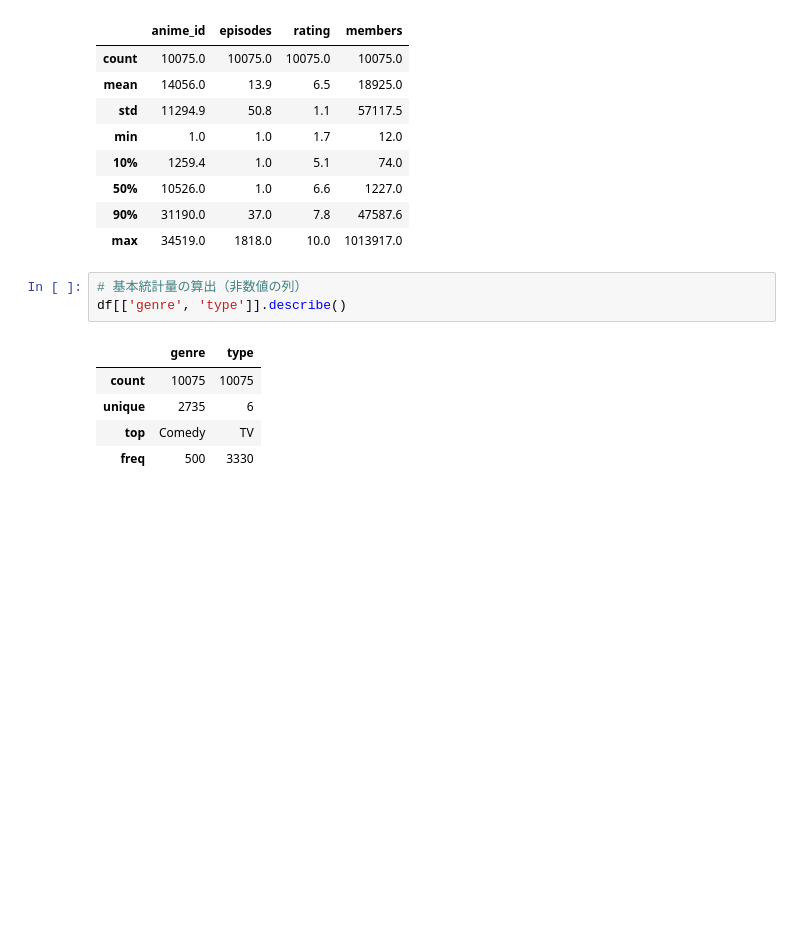
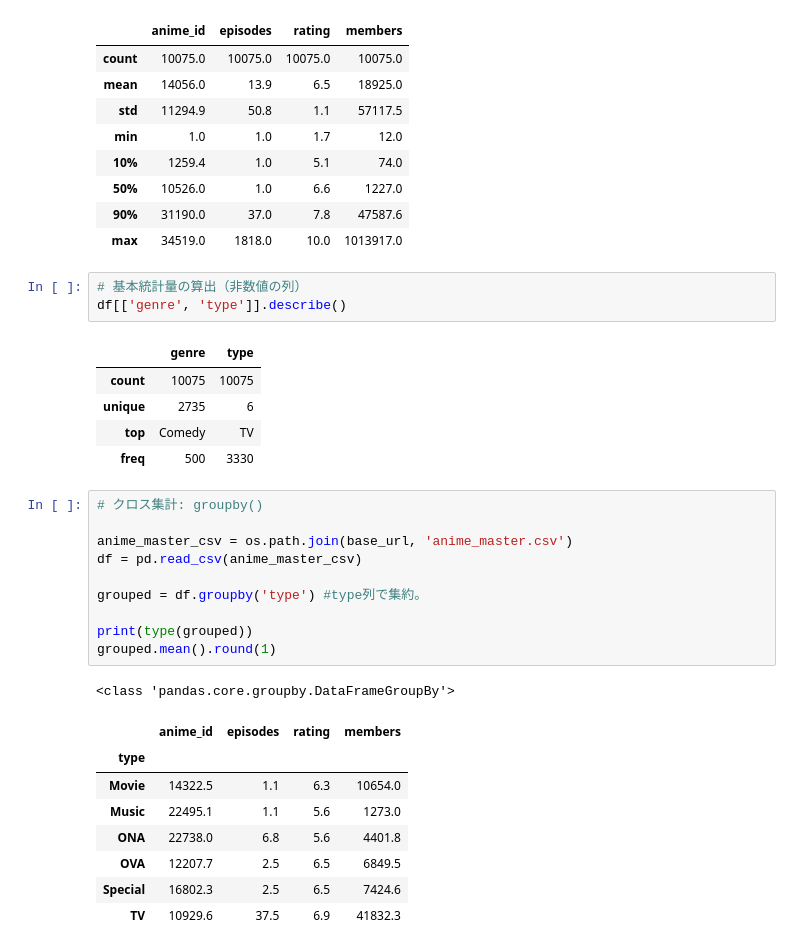
Before and after one commit to ikki02/Python, a Jupyter notebook: Pandas.ipynb, the cells around one changed output. Cells and saved outputs as stored; diff of their text form; blank space fills up the shorter version.

```diff
--- a/Pandas.ipynb
+++ b/Pandas.ipynb
@@ -506,3 +506,23 @@ df[['genre', 'type']].describe()
 | unique | 2735 | 6 |
 | top | Comedy | TV |
 | freq | 500 | 3330 |
+# %%
+# クロス集計: groupby()
+
+anime_master_csv = os.path.join(base_url, 'anime_master.csv')
+df = pd.read_csv(anime_master_csv)
+
+grouped = df.groupby('type') #type列で集約。
+
+print(type(grouped))
+grouped.mean().round(1)
+# %% [output]
+<class 'pandas.core.groupby.DataFrameGroupBy'>
+|  | anime_id | episodes | rating | members |
+| type |  |  |  |  |
+| Movie | 14322.5 | 1.1 | 6.3 | 10654.0 |
+| Music | 22495.1 | 1.1 | 5.6 | 1273.0 |
+| ONA | 22738.0 | 6.8 | 5.6 | 4401.8 |
+| OVA | 12207.7 | 2.5 | 6.5 | 6849.5 |
+| Special | 16802.3 | 2.5 | 6.5 | 7424.6 |
+| TV | 10929.6 | 37.5 | 6.9 | 41832.3 |
```
Also changed, not shown: parts of 19 cells of this notebook.
